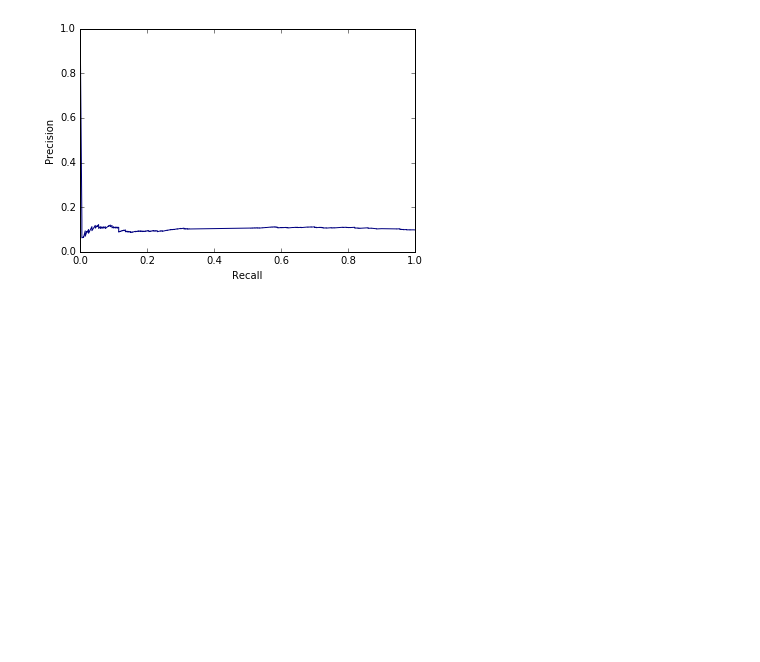
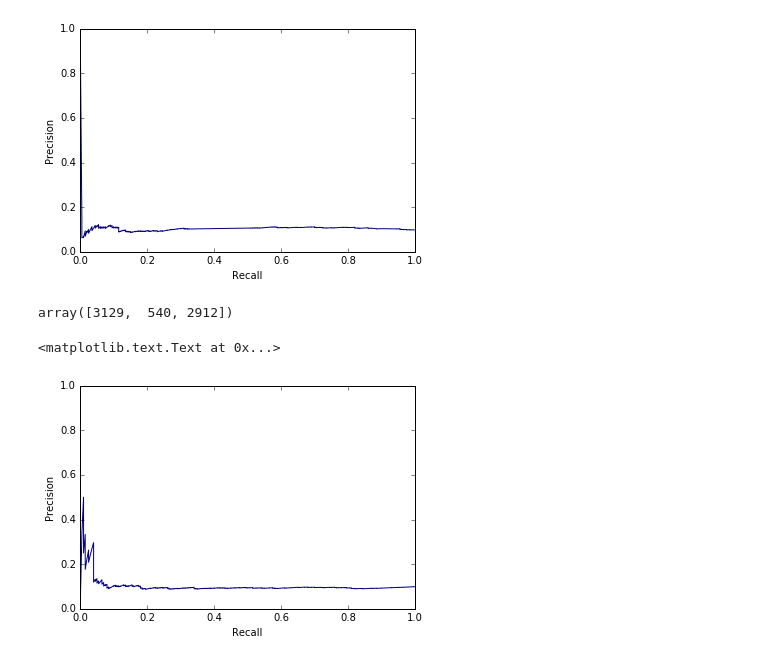
Before and after one commit to bobye/GLBA, a Jupyter notebook: baseline_python/baselines.ipynb, the cells around one changed output. Drawn from its saved outputs; the diff is of its cells as text; code cells hidden in the pictures; blank space fills up the shorter version.

```diff
--- a/baseline_python/baselines.ipynb
+++ b/baseline_python/baselines.ipynb
@@ -5,6 +5,7 @@ import dawid_skene
 # %%
 data=pd.read_csv('../filter_four.csv', names = ['pid','uid','valence','arousal','dominance','likeness'],
                 dtype = {'pid':int, 'uid':int, 'valence':float, 'arousal':float, 'dominance': float, 'likeness': float});
+worker=data['uid'].unique()
 # %%
 def category_map(x):
     if x<3.5:
@@ -61,3 +62,30 @@ ds_acc = pd.DataFrame()
 ds_acc['acc']=predictions
 ds_acc['uid']=accuracy.keys()
 ds_acc.to_csv('DS_acc.csv', index=False)
+# %%
+duration=pd.read_csv('Duration.csv', names=['pid','uid','imageDuration','surveyDuration'],delimiter='\t', dtype=int)
+duration_dict=dict(duration.groupby('uid').apply(lambda x: x['imageDuration'].mean() + x['surveyDuration'].mean()))
+duration_dict1=dict(duration.groupby('uid').apply(lambda x: x['imageDuration'].mean() ))
+duration_dict2=dict(duration.groupby('uid').apply(lambda x: x['surveyDuration'].mean() ))
+count_dict=dict(duration.groupby('uid')['uid'].count())
+# %%
+spammers=set(np.loadtxt('../spammers.txt', dtype='int'))
+labels = [x in spammers for x in worker]
+predictions_duration = [duration_dict[x] for x in worker]
+# %%
+worker[np.array(predictions_duration) < 5000]
+# %% [output]
+array([3129,  540, 2912])
+# %%
+from sklearn.metrics import precision_recall_curve
+import matplotlib.pyplot as plt
+%matplotlib inline
+precision, recall, _ = precision_recall_curve(labels, predictions_duration)
+plt.clf()
+plt.plot(recall, precision, color='navy',
+         label='Precision-Recall curve')
+plt.xlabel('Recall')
+plt.ylabel('Precision')
+# %% [output]
+<matplotlib.text.Text at 0x...>
+[figure, added]
```
Also changed, not shown: parts of 5 cells of this notebook.
